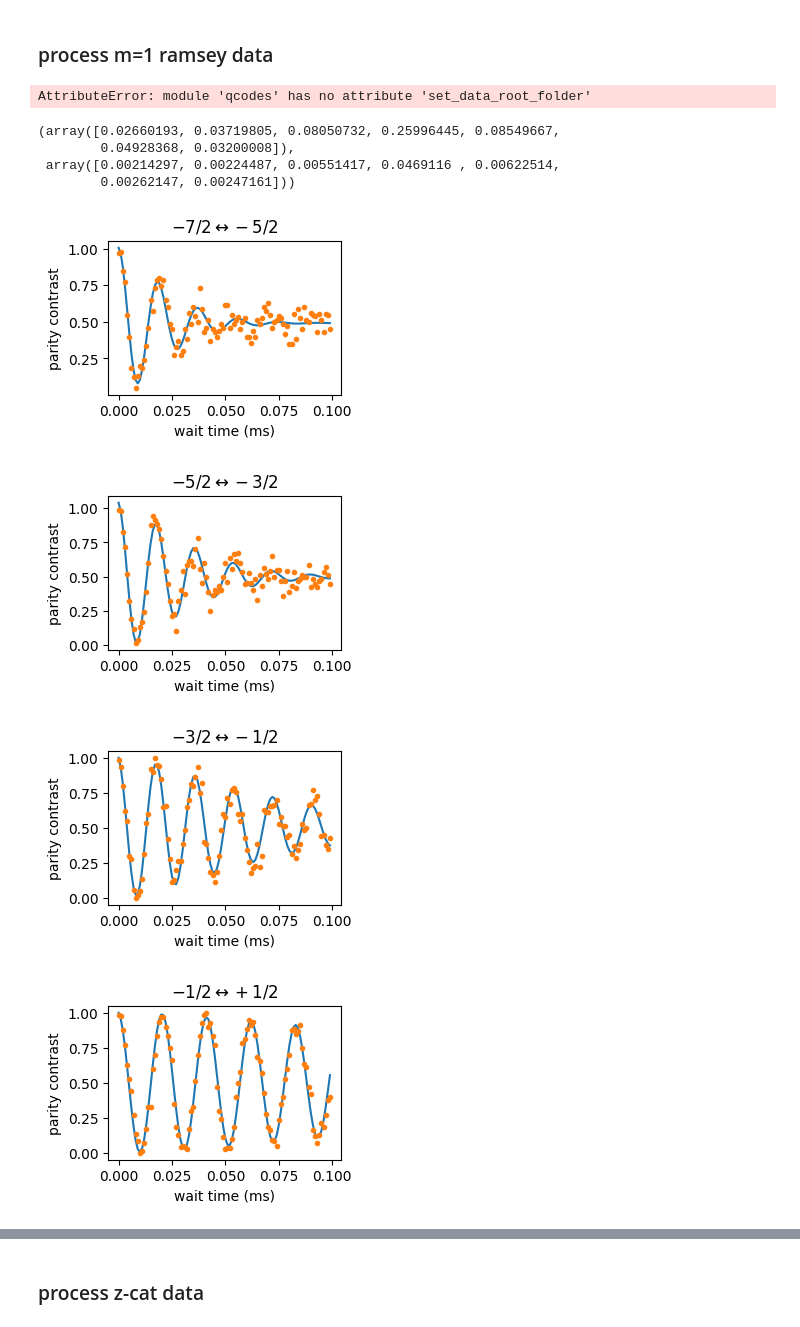
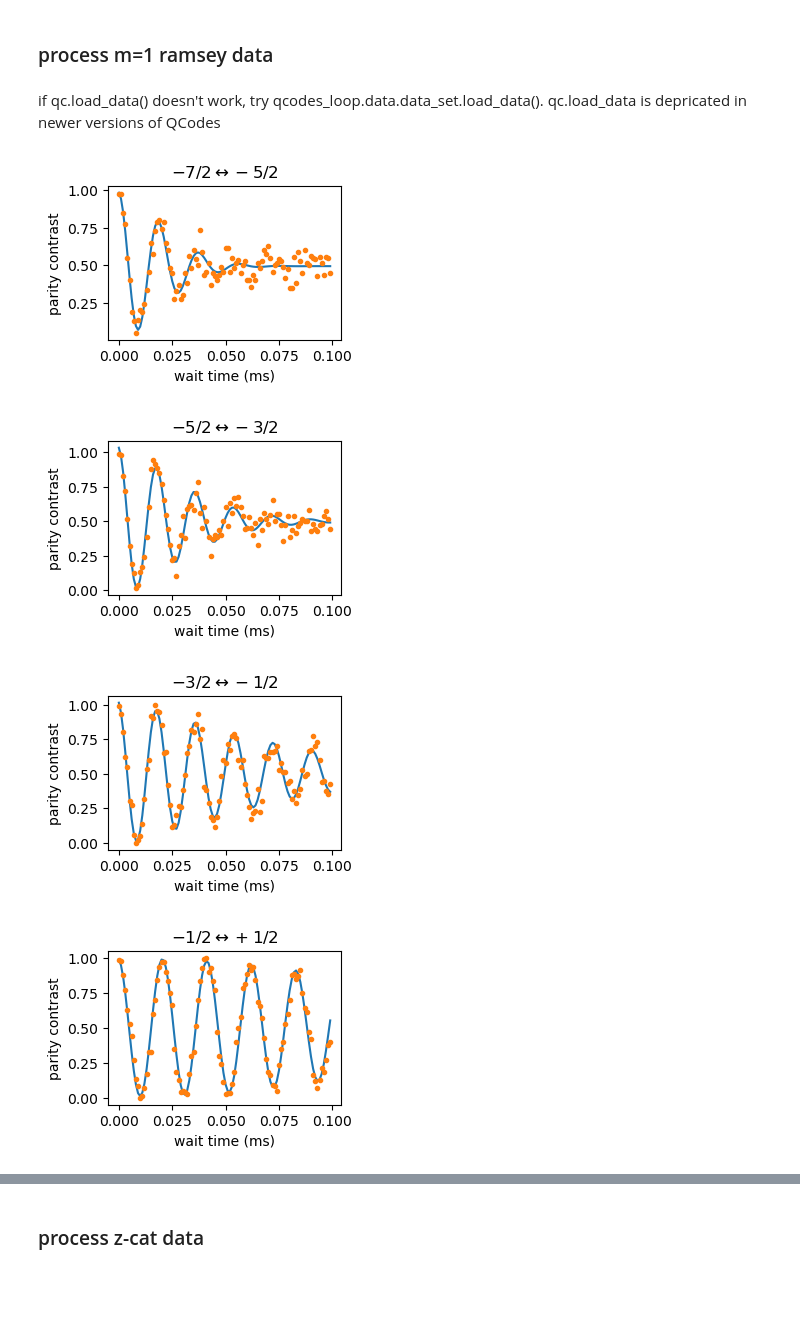
Before and after one commit to arjenvaartjes/Psyduck, a Jupyter notebook: noise model/sb_dephasing_model_fit.ipynb, the cells around one changed output, grey strips where cells are left out. Saved outputs shown, nothing was run; the diff lists cells and outputs as text; code cells hidden in the pictures; blank space fills up the shorter version.

```diff
--- a/noise model/qudit_dephasing_qutip_model_fit.ipynb
+++ b/noise model/sb_dephasing_model_fit.ipynb
@@ -154,13 +155,11 @@ NMR_transition_labels = [
 ## Fit m=1 ramsey and z cats
 # %% [markdown]
 ### process m=1 ramsey data
+# %% [markdown]
+if qc.load_data() doesn't work, try qcodes_loop.data.data_set.load_data(). qc.load_data is depricated in newer versions of QCodes
 # %%
-qc.set_data_root_folder(r"C:\Users\Arjen Vaartjes\UNSW\Scarlett - General\data") # file location
-data_T2 = qc.load_data(r'2024-01-01\#005_ionized-nmr-ramsey_20-26-23')
-
-#if qc.load_data() doesn't work, try qc.legacy_import(). load_data is a depricated function in newer versions of QCodes
+base_folder = r"C:\Users\z5380600\UNSW\Scarlett - General\data/"
+data_T2 = load_data(base_folder + r'2024-01-01\#005_ionized-nmr-ramsey_20-26-23')
-# %% [output]
-AttributeError: module 'qcodes' has no attribute 'set_data_root_folder'
 # %%
 NMR_transitions = {
     0: r"$-7/2 \leftrightarrow -5/2$",
@@ -223,13 +210,9 @@ def generate_T2_data(exponents, plot=False):
 
     return T2s, T2s_err
 # %%
-generate_T2_data(np.repeat(1.4, 7), plot=True)
+T2s, T2s_err = fit_two_level_ramseys(exponents=np.repeat(1.4, 7), plot=True)
 # %% [output]
-(array([0.02660193, 0.03719805, 0.08050732, 0.25996445, 0.08549667,
-        0.04928368, 0.03200008]),
- array([0.00214297, 0.00224487, 0.00551417, 0.0469116 , 0.00622514,
-        0.00262147, 0.00247161]))
-[figure, old version]
+[figure, new version]
-[figure, old version]
+[figure, new version]
-[figure, old version]
+[figure, new version]
-[figure, old version]
+[figure, new version]
```
Also changed, not shown: parts of 17 cells of this notebook, 2 other files.
